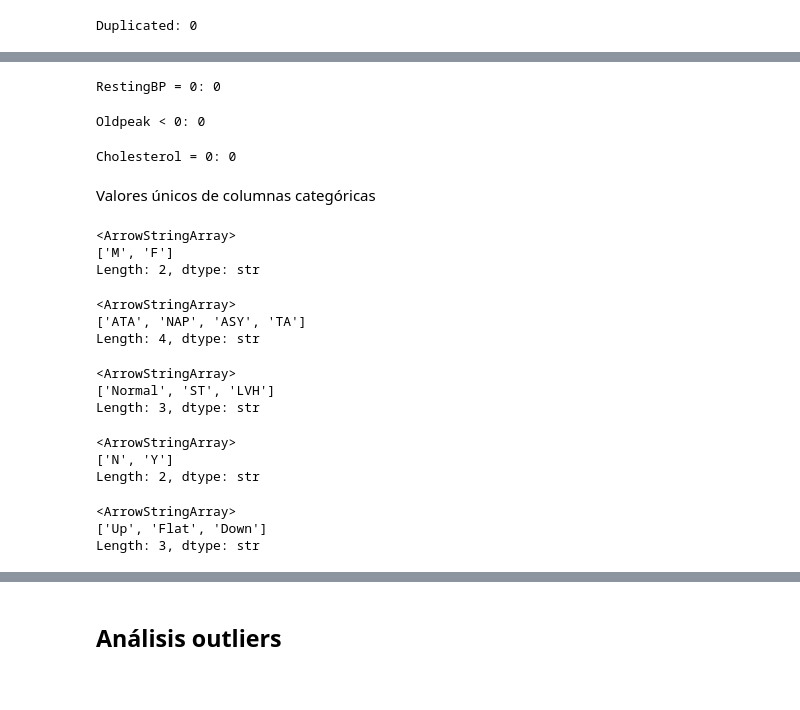
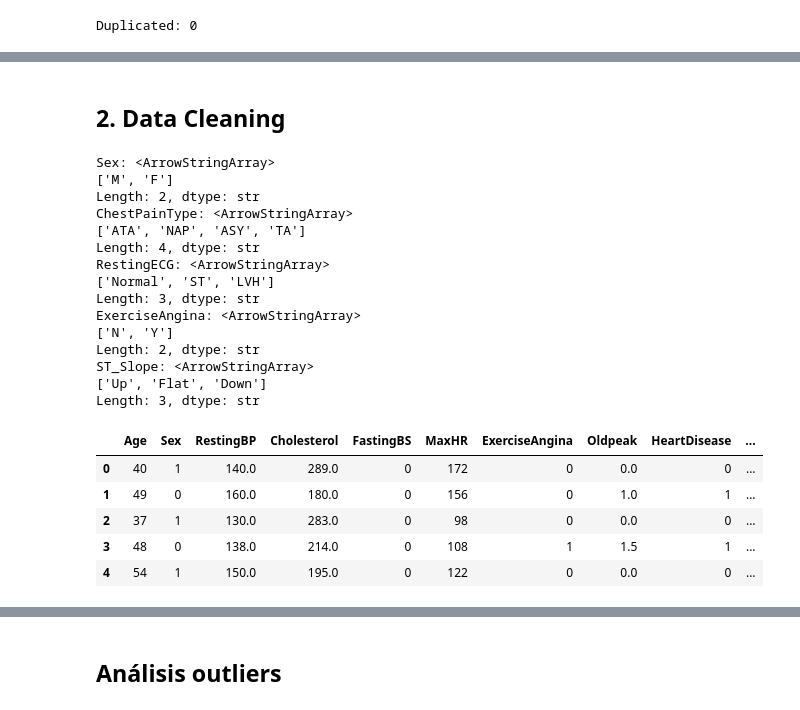
Before and after one commit to biotechwithdata/REPO, a Jupyter notebook: heart_disease_risk_analysis.ipynb, the cells around one changed output, grey strips where cells are left out. Saved outputs shown, nothing was run; the diff lists cells and outputs as text; code cells hidden in the pictures.

```diff
--- a/heart_disease_risk_analysis.ipynb
+++ b/heart_disease_risk_analysis.ipynb
@@ -112,51 +100,50 @@ Como *RestingBP* solo tiene un valor igual a 0 y *Oldpeak* solo 13 valores < 0,
+# %% [markdown]
+## 2. Data Cleaning
 # %%
-# Eliminación de fila con RestingBP = 0
 df["RestingBP"] = df["RestingBP"].replace(0, np.nan)
 df = df.dropna(subset=["RestingBP"])
-print(f"RestingBP = 0: {(df["RestingBP"]==0).sum()}")
+df = df[df["Oldpeak"]>=0]
-# %% [output]
-RestingBP = 0: 0
-# %%
-# Eliminación de filas con Oldpeak < 0
-df = df[df["Oldpeak"]>=0]
-print(f"Oldpeak < 0: {(df["Oldpeak"]<0).sum()}")
-# %% [output]
-Oldpeak < 0: 0
 # %%
-# Imputación de Cholesterol = 0 por mediana (por outliers)
 df["Cholesterol"] = df["Cholesterol"].replace(0, np.nan)
 df["Cholesterol"] = df["Cholesterol"].fillna(df['Cholesterol'].median())
-print(f"Cholesterol = 0: {(df["Cholesterol"]==0).sum()}")
-# %% [output]
-Cholesterol = 0: 0
-# %% [markdown]
-Valores únicos de columnas categóricas
 # %%
-display(df["Sex"].unique())
-display(df["ChestPainType"].unique())
-display(df["RestingECG"].unique())
-display(df["ExerciseAngina"].unique())
-display(df["ST_Slope"].unique())
+categoric_cols = ["Sex", "ChestPainType", "RestingECG", "ExerciseAngina", "ST_Slope"]
+for col in categoric_cols:
+    print(f"{col}: {df[col].unique()}")
 # %% [output]
-<ArrowStringArray>
+Sex: <ArrowStringArray>
 ['M', 'F']
 Length: 2, dtype: str
+ChestPainType: <ArrowStringArray>
+['ATA', 'NAP', 'ASY', 'TA']
+Length: 4, dtype: str
+RestingECG: <ArrowStringArray>
+['Normal', 'ST', 'LVH']
+Length: 3, dtype: str
+ExerciseAngina: <ArrowStringArray>
+['N', 'Y']
+Length: 2, dtype: str
+ST_Slope: <ArrowStringArray>
+['Up', 'Flat', 'Down']
+Length: 3, dtype: str
-<ArrowStringArray>
-['ATA', 'NAP', 'ASY', 'TA']
-Length: 4, dtype: str
-<ArrowStringArray>
-['Normal', 'ST', 'LVH']
-Length: 3, dtype: str
-<ArrowStringArray>
-['N', 'Y']
-Length: 2, dtype: str
-<ArrowStringArray>
-['Up', 'Flat', 'Down']
-Length: 3, dtype: str
-# %%
-df["Sex"] = (df["Sex"]== "F").astype(int)
-df["ChestPainType"] = df["ChestPainType"].map({"TA":0, "ATA":1, "NAP":2, "ASY":3})
-df["RestingECG"] = df["RestingECG"].map({"Normal":0, "ST":1, "LVH":2})
-df['ExerciseAngina'] = (df["ExerciseAngina"]=="N").astype(int)
-df["ST_Slope"] = df["ST_Slope"].map({"Up":0, "Flat":1, "Down":2})
+# %%
+# Encoding
+binary_cols = ["Sex", "ExerciseAngina"]
+for bin in binary_cols:
+    df[bin] = df[bin].map({"M":1, "F":0}) if bin=="Sex" else df[bin].map({"Y":1, "N":0})
+
+noBinary_cols = ["ChestPainType", "RestingECG", "ST_Slope"]
+df = pd.get_dummies(df, columns=noBinary_cols, drop_first=True)
+
+# Convert bool to int
+dummy_cols = df.select_dtypes(include="bool").columns
+df[dummy_cols] = df[dummy_cols].astype(int)
+df.head()
+# %% [output]
+|  | Age | Sex | RestingBP | Cholesterol | FastingBS | MaxHR | ExerciseAngina | Oldpeak | HeartDisease | ... |
+| 0 | 40 | 1 | 140.0 | 289.0 | 0 | 172 | 0 | 0.0 | 0 | ... |
+| 1 | 49 | 0 | 160.0 | 180.0 | 0 | 156 | 0 | 1.0 | 1 | ... |
+| 2 | 37 | 1 | 130.0 | 283.0 | 0 | 98 | 0 | 0.0 | 0 | ... |
+| 3 | 48 | 0 | 138.0 | 214.0 | 0 | 108 | 1 | 1.5 | 1 | ... |
+| 4 | 54 | 1 | 150.0 | 195.0 | 0 | 122 | 0 | 0.0 | 0 | ... |
 # %%
```
Also changed, not shown: parts of 17 cells of this notebook, 2 other files.
